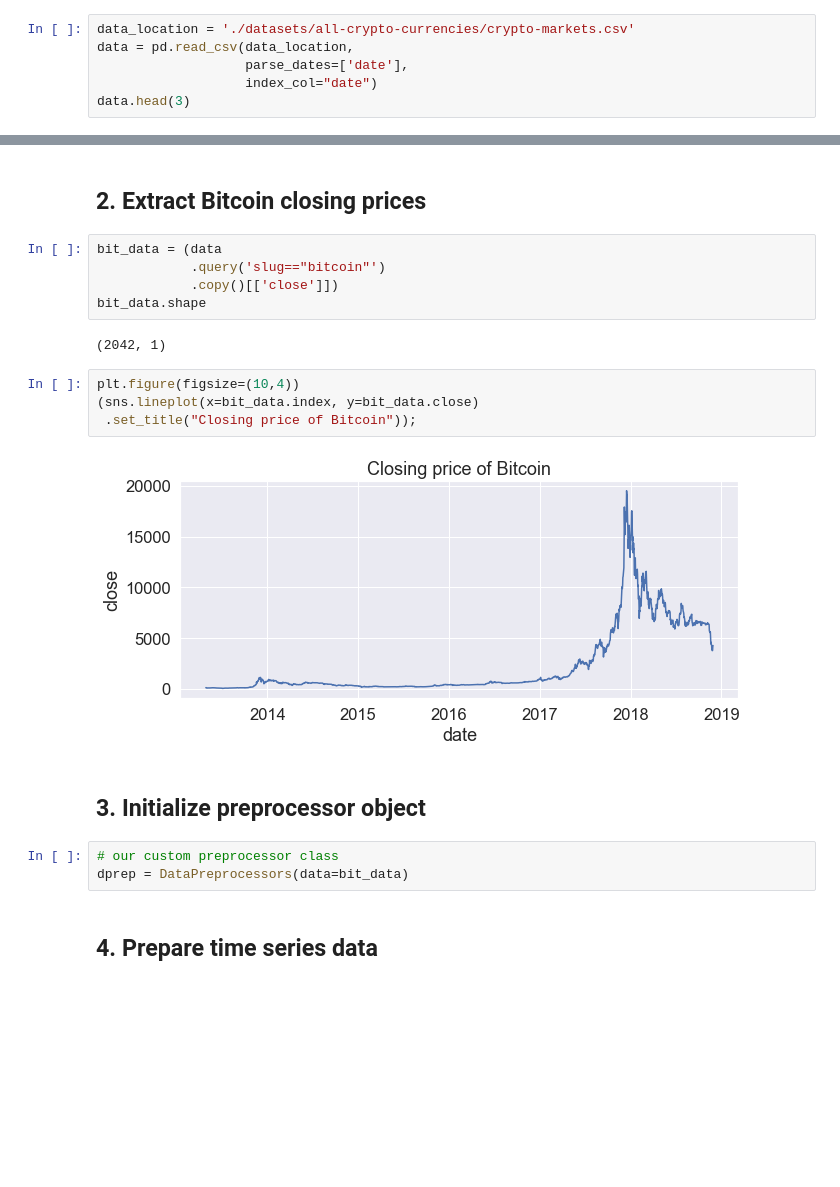
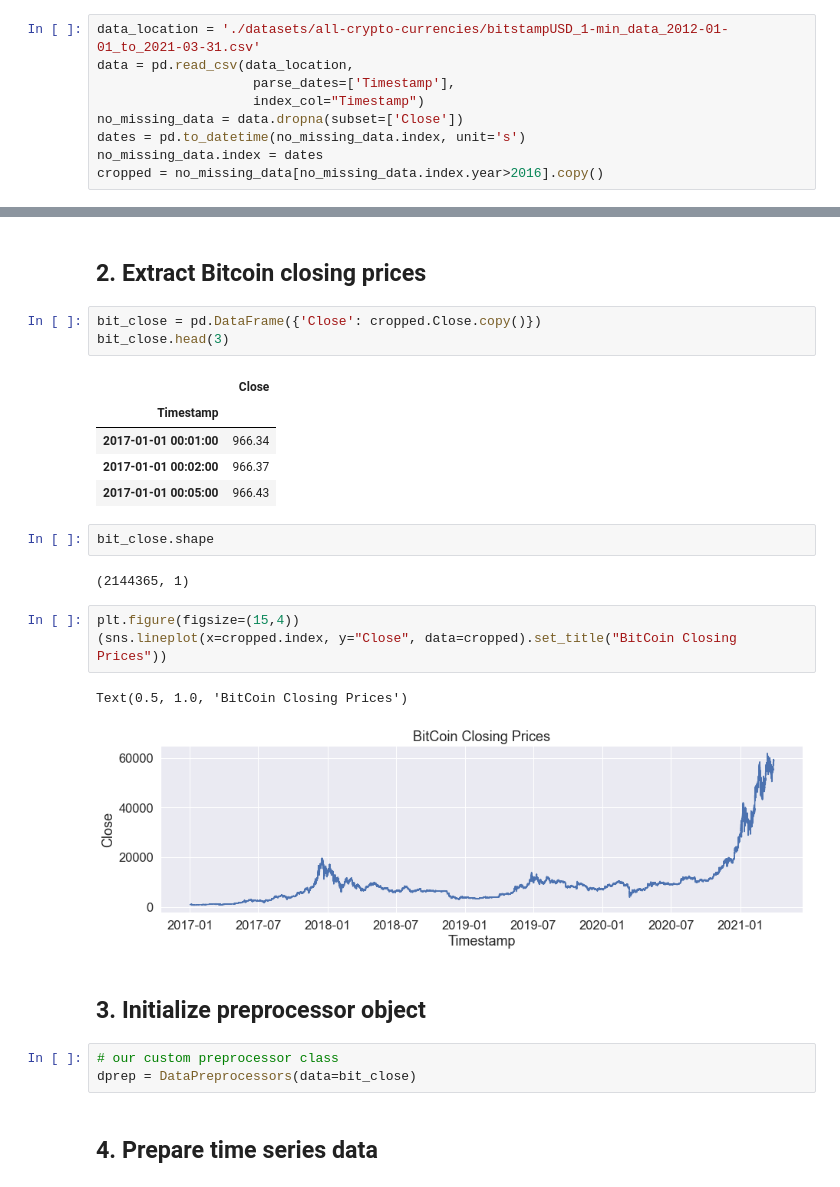
Before and after one commit to Davidchen146/OiT-Project, a Jupyter notebook: model-training.ipynb, the cells around one changed output, grey strips where cells are left out. Saved outputs shown, nothing was run; the diff lists cells and outputs as text; blank space fills up the shorter version.

```diff
--- a/model-training.ipynb
+++ b/model-training.ipynb
@@ -20,8 +20,11 @@ sns.set(style="darkgrid", font_scale=1.5)
 # %% [markdown]
 ## 1. Import the data
 # %%
-data_location = './datasets/all-crypto-currencies/crypto-markets.csv'
+data_location = './datasets/all-crypto-currencies/bitstampUSD_1-min_data_2012-01-01_to_2021-03-31.csv'
 data = pd.read_csv(data_location,
-                   parse_dates=['date'],
-                   index_col="date")
-data.head(3)
+                    parse_dates=['Timestamp'],
+                    index_col="Timestamp")
+no_missing_data = data.dropna(subset=['Close'])
+dates = pd.to_datetime(no_missing_data.index, unit='s')
+no_missing_data.index = dates
+cropped = no_missing_data[no_missing_data.index.year>2016].copy()
@@ -34,23 +31,29 @@ data.head(3)
 # %% [markdown]
 ## 2. Extract Bitcoin closing prices
 # %%
-bit_data = (data
-            .query('slug=="bitcoin"')
-            .copy()[['close']])
-bit_data.shape
+bit_close = pd.DataFrame({'Close': cropped.Close.copy()})
+bit_close.head(3)
 # %% [output]
-(2042, 1)
+|  | Close |
+| Timestamp |  |
+| 2017-01-01 00:01:00 | 966.34 |
+| 2017-01-01 00:02:00 | 966.37 |
+| 2017-01-01 00:05:00 | 966.43 |
+# %%
+bit_close.shape
+# %% [output]
+(2144365, 1)
 # %%
-plt.figure(figsize=(10,4))
-(sns.lineplot(x=bit_data.index, y=bit_data.close)
- .set_title("Closing price of Bitcoin"));
+plt.figure(figsize=(15,4))
+(sns.lineplot(x=cropped.index, y="Close", data=cropped).set_title("BitCoin Closing Prices"))
 # %% [output]
+Text(0.5, 1.0, 'BitCoin Closing Prices')
-[figure, old version]
+[figure, new version]
 # %% [markdown]
 ## 3. Initialize preprocessor object
 # %%
 # our custom preprocessor class
-dprep = DataPreprocessors(data=bit_data)
+dprep = DataPreprocessors(data=bit_close)
 # %% [markdown]
 ## 4. Prepare time series data
 # %%
```
Also changed, not shown: parts of 8 cells of this notebook, 2 other files.
